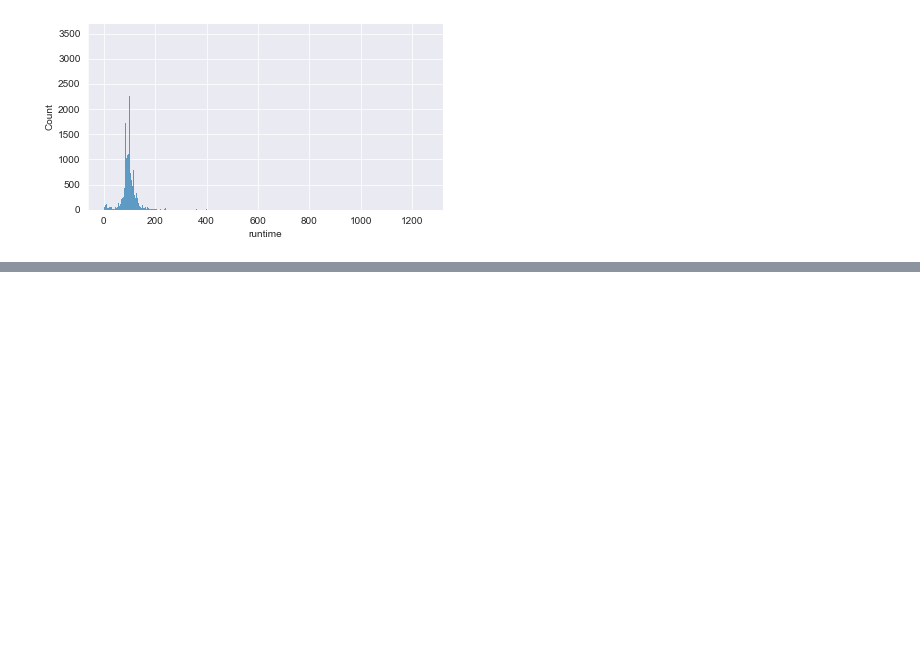
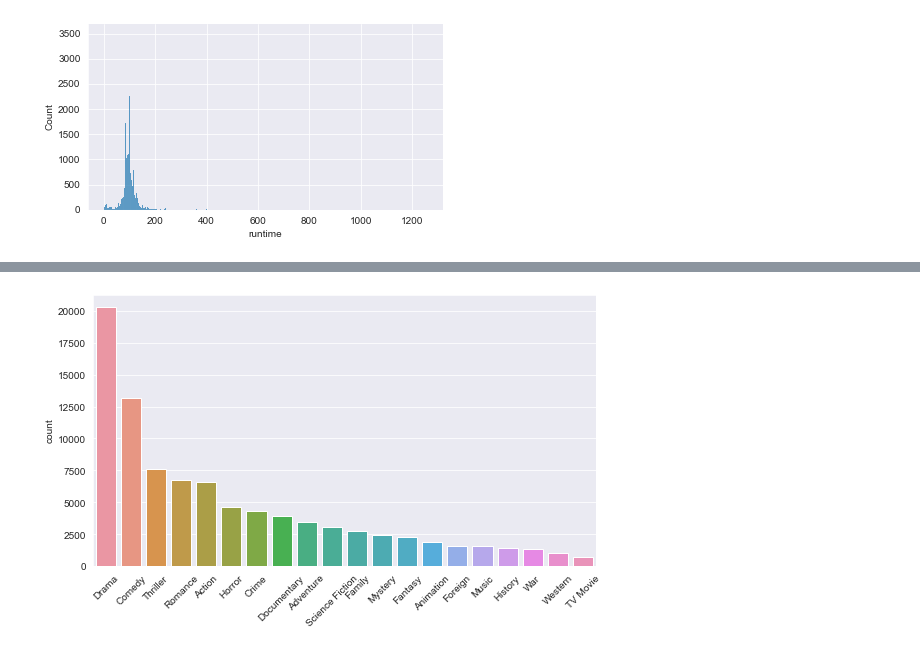
Before and after one commit to yunlintang/EE541_Final_Project, a Jupyter notebook: notebooks/Data_Analysis.ipynb, the cells around one changed output, grey strips where cells are left out. Cells and saved outputs as stored; diff of their text form; code cells hidden in the pictures; blank space fills up the shorter version.

```diff
--- a/notebooks/Data_Analysis.ipynb
+++ b/notebooks/Data_Analysis.ipynb
@@ -64,0 +67,13 @@ plt.show()
+# %%
+# categorical features
+lst = []
+for i in df['genres'].dropna().apply(literal_eval):
+    if i is not np.nan:
+        lst += i
+
+plt.figure(figsize=(9,5))
+sns.countplot(lst, order=pd.Series(lst).value_counts().index)
+plt.xticks(rotation=45)
+plt.show()
+# %% [output]
+[figure, added]
```
Also changed, not shown: parts of 6 cells of this notebook.
